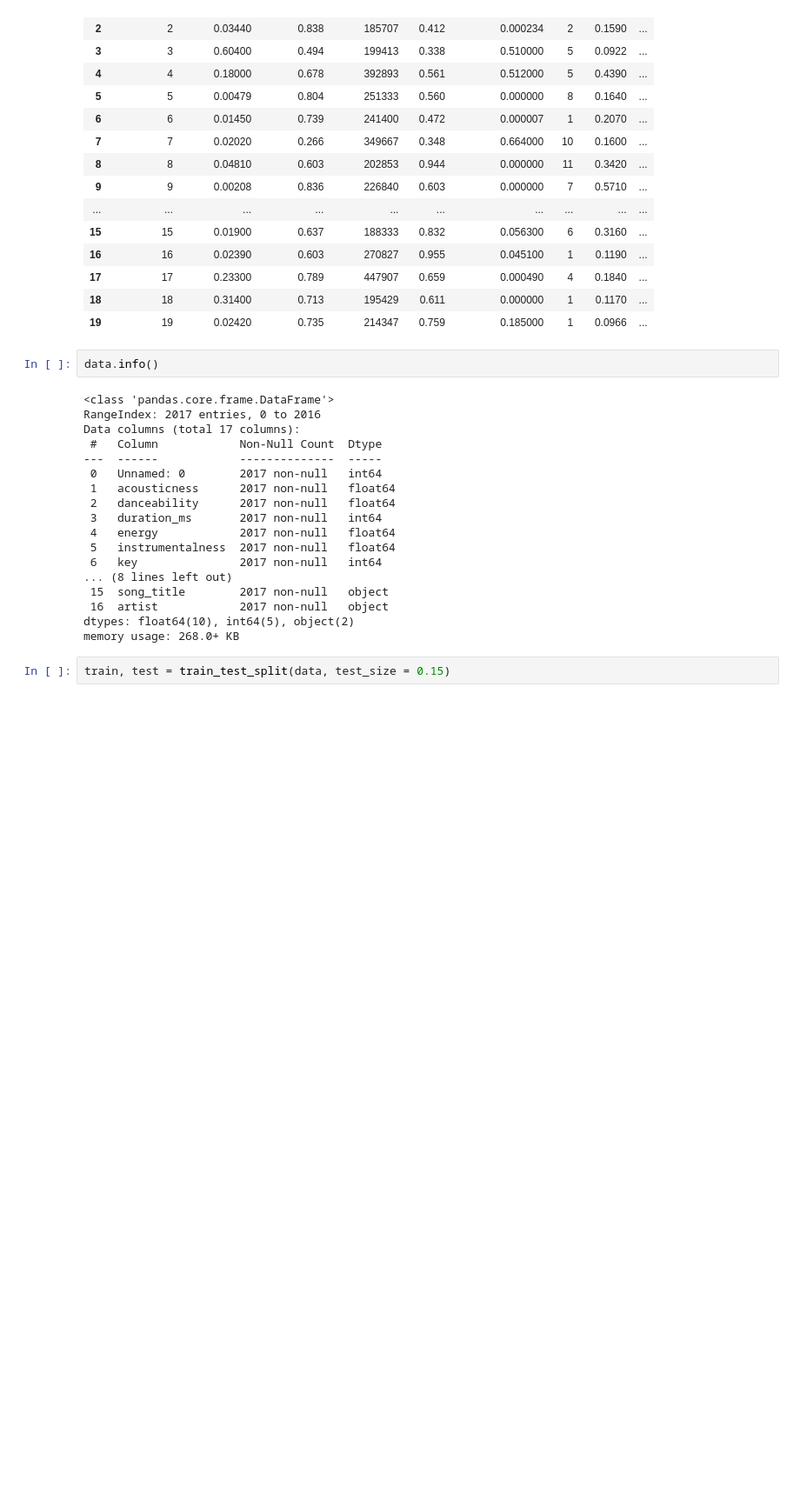
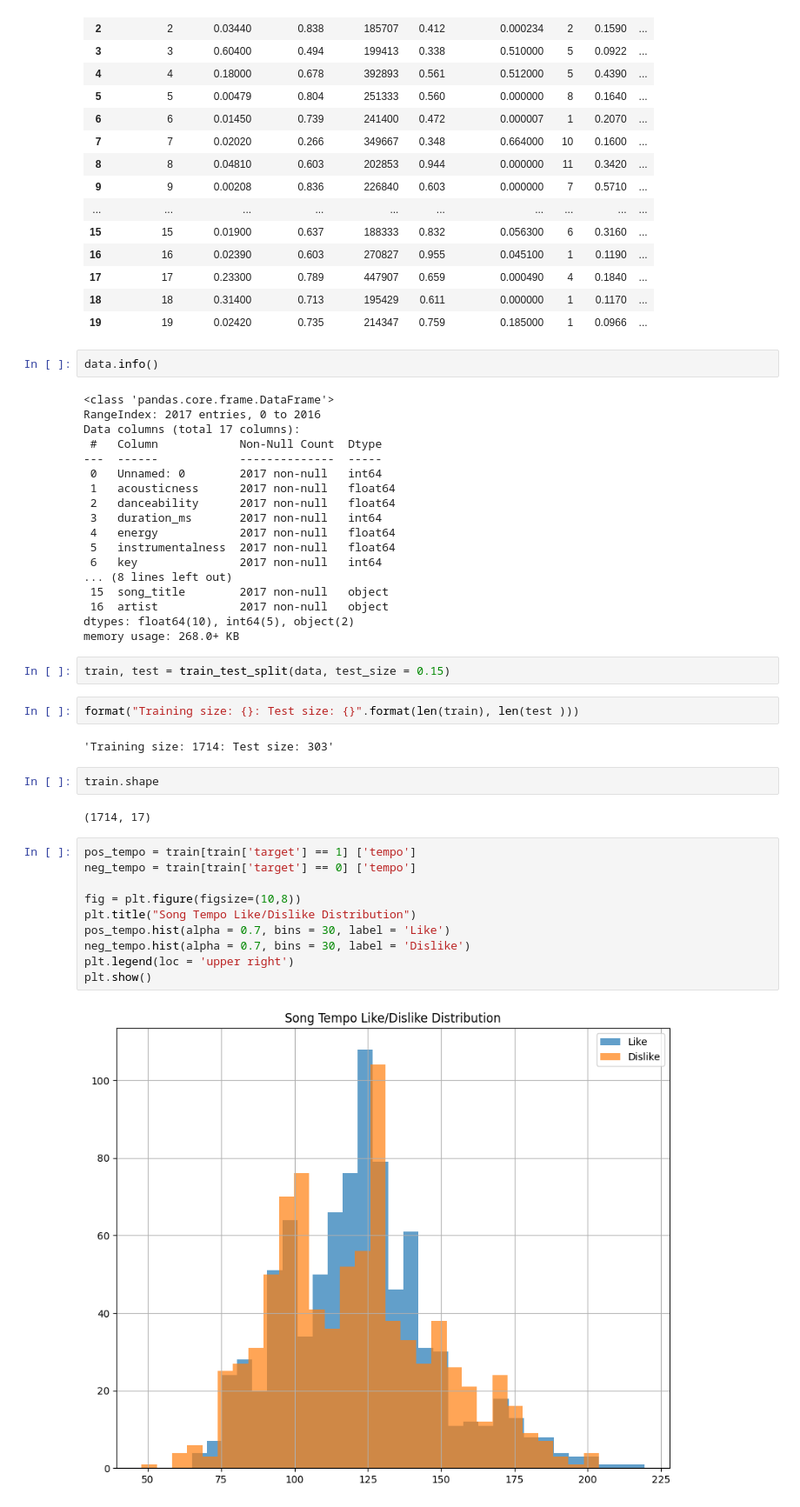
Before and after one commit to Payal2000/Spotify-EDA-DecisionTree, a Jupyter notebook: Spotify_EDA_Decision_Tree.ipynb, the cells around one changed output. Shown: that part at 87% size. Drawn from its saved outputs; the diff is of its cells as text; blank space fills up the shorter version.

```diff
--- a/Spotify_EDA_Decision_Tree.ipynb
+++ b/Spotify_EDA_Decision_Tree.ipynb
@@ -76,3 +76,23 @@ dtypes: float64(10), int64(5), object(2)
 memory usage: 268.0+ KB
 # %%
 train, test = train_test_split(data, test_size = 0.15)
+# %%
+format("Training size: {}: Test size: {}".format(len(train), len(test )))
+# %% [output]
+'Training size: 1714: Test size: 303'
+# %%
+train.shape
+# %% [output]
+(1714, 17)
+# %%
+pos_tempo = train[train['target'] == 1] ['tempo']
+neg_tempo = train[train['target'] == 0] ['tempo']
+
+fig = plt.figure(figsize=(10,8))
+plt.title("Song Tempo Like/Dislike Distribution")
+pos_tempo.hist(alpha = 0.7, bins = 30, label = 'Like')
+neg_tempo.hist(alpha = 0.7, bins = 30, label = 'Dislike')
+plt.legend(loc = 'upper right')
+plt.show()
+# %% [output]
+[figure, added]
```
